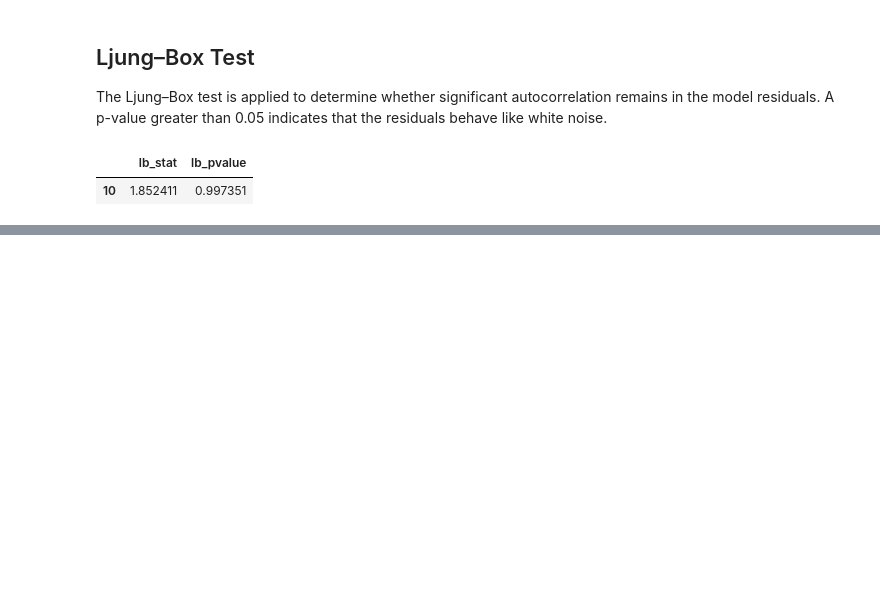
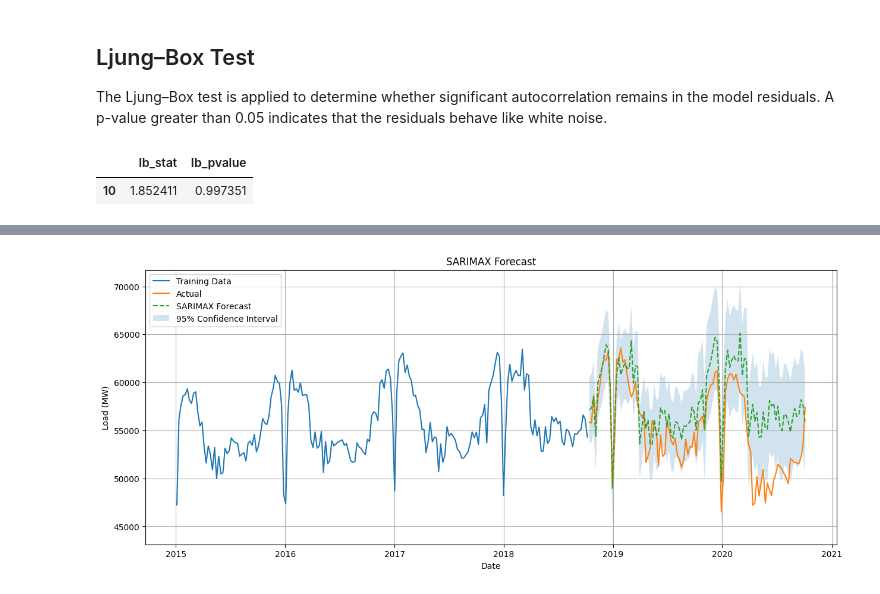
Before and after one commit to dekshinaudayan/german-electricity-demand-forecasting, a Jupyter notebook: notebooks/05_SARIMAX_Model.ipynb, the cells around one changed output, grey strips where cells are left out. Cells and saved outputs as stored; diff of their text form; code cells hidden in the pictures; blank space fills up the shorter version.

Commit message:
Complete SARIMAX forecasting model implementation

```diff
--- a/notebooks/05_SARIMAX_Model.ipynb
+++ b/notebooks/05_SARIMAX_Model.ipynb
@@ -222,0 +227,62 @@ ljung_box
+# %%
+# Generate forecasts for the testing period
+
+sarimax_forecast = sarimax_results.get_forecast(
+    steps=len(test),
+    exog=exog_test
+)
+
+forecast_mean = sarimax_forecast.predicted_mean
+
+forecast_ci = sarimax_forecast.conf_int()
+# %%
+# Plot forecasts
+
+plt.figure(figsize=(15,6))
+
+plt.plot(
+    train.index,
+    train["load"],
+    label="Training Data"
+)
+
+plt.plot(
+    test.index,
+    test["load"],
+    label="Actual"
+)
+
+plt.plot(
+    test.index,
+    forecast_mean,
+    linestyle="--",
+    label="SARIMAX Forecast"
+)
+
+plt.fill_between(
+    test.index,
+    forecast_ci.iloc[:,0],
+    forecast_ci.iloc[:,1],
+    alpha=0.2,
+    label="95% Confidence Interval"
+)
+
+plt.title("SARIMAX Forecast")
+
+plt.xlabel("Date")
+
+plt.ylabel("Load (MW)")
+
+plt.legend()
+
+plt.grid(True)
+
+plt.savefig(
+    "sarimax_forecast.png",
+    dpi=300,
+    bbox_inches="tight"
+)
+
+plt.show()
+# %% [output]
+[figure, added]
```
Also changed, not shown: parts of 8 cells of this notebook.
